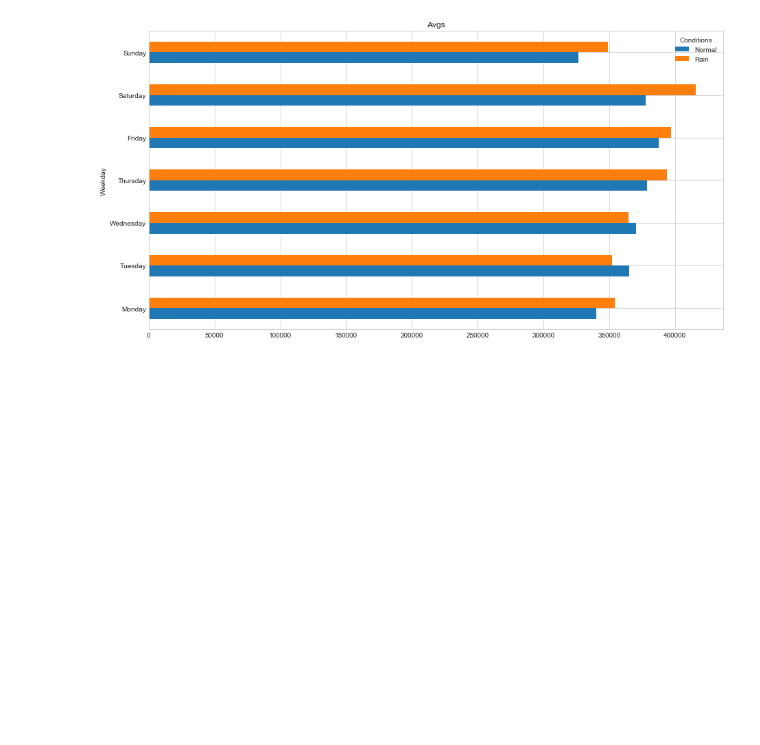
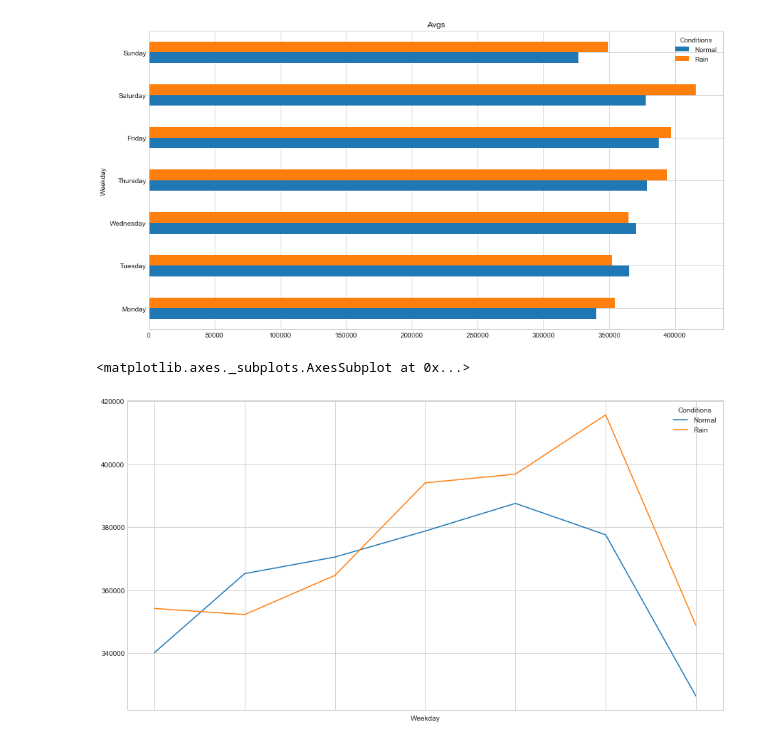
Before and after one commit to rupeshbasnet/big-data, a Jupyter notebook: Cleaning Taxi Data.ipynb, the cells around one changed output. Cells and saved outputs as stored; diff of their text form; code cells hidden in the pictures; blank space fills up the shorter version.

```diff
--- a/Cleaning Taxi Data.ipynb
+++ b/Cleaning Taxi Data.ipynb
@@ -437,3 +437,8 @@ df1.plot(kind='barh', title='Avgs')
 # %% [output]
 <matplotlib.axes._subplots.AxesSubplot at 0x...>
 [figure]
+# %%
+df1.plot()
+# %% [output]
+<matplotlib.axes._subplots.AxesSubplot at 0x...>
+[figure, added]
```
Also changed, not shown: parts of 1 cell of this notebook, 4 other files.
